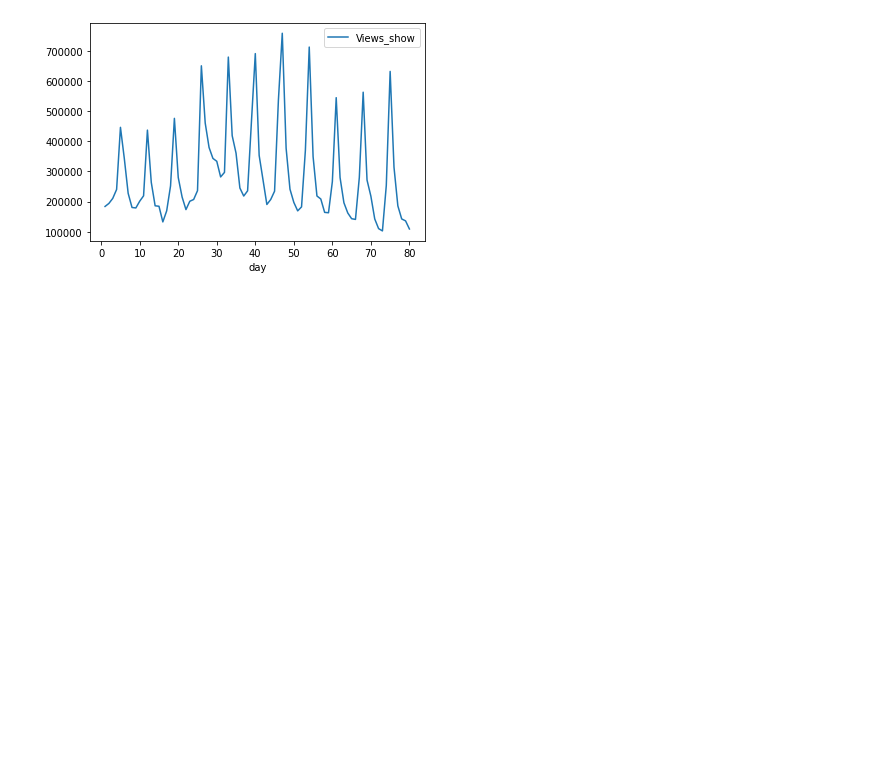
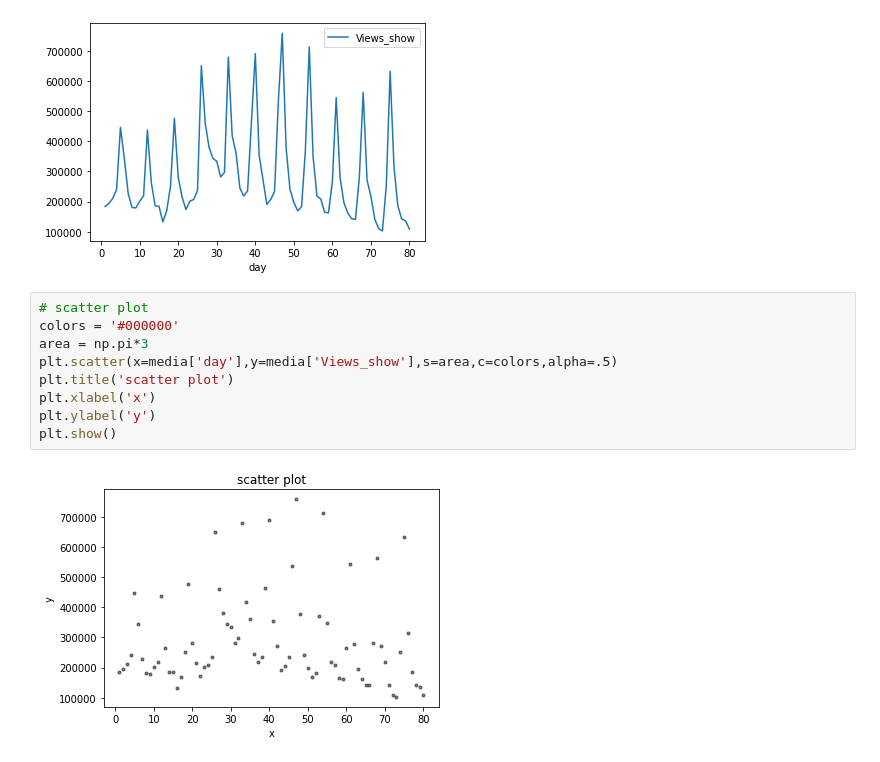
Before and after one commit to Mgrdich/machine_learning_playground, a Jupyter notebook: multiple_linear_regression4.ipynb, the cells around one changed output. Cells and saved outputs as stored; diff of their text form; blank space fills up the shorter version.

```diff
--- a/multiple_linear_regression4.ipynb
+++ b/multiple_linear_regression4.ipynb
@@ -57,3 +57,14 @@ media.plot.line(x='day',y='Views_show')
 plt.show()
 # %% [output]
 [figure]
+# %%
+# scatter plot
+colors = '#000000'
+area = np.pi*3
+plt.scatter(x=media['day'],y=media['Views_show'],s=area,c=colors,alpha=.5)
+plt.title('scatter plot')
+plt.xlabel('x')
+plt.ylabel('y')
+plt.show()
+# %% [output]
+[figure, added]
```
Also changed, not shown: parts of 7 cells of this notebook.
